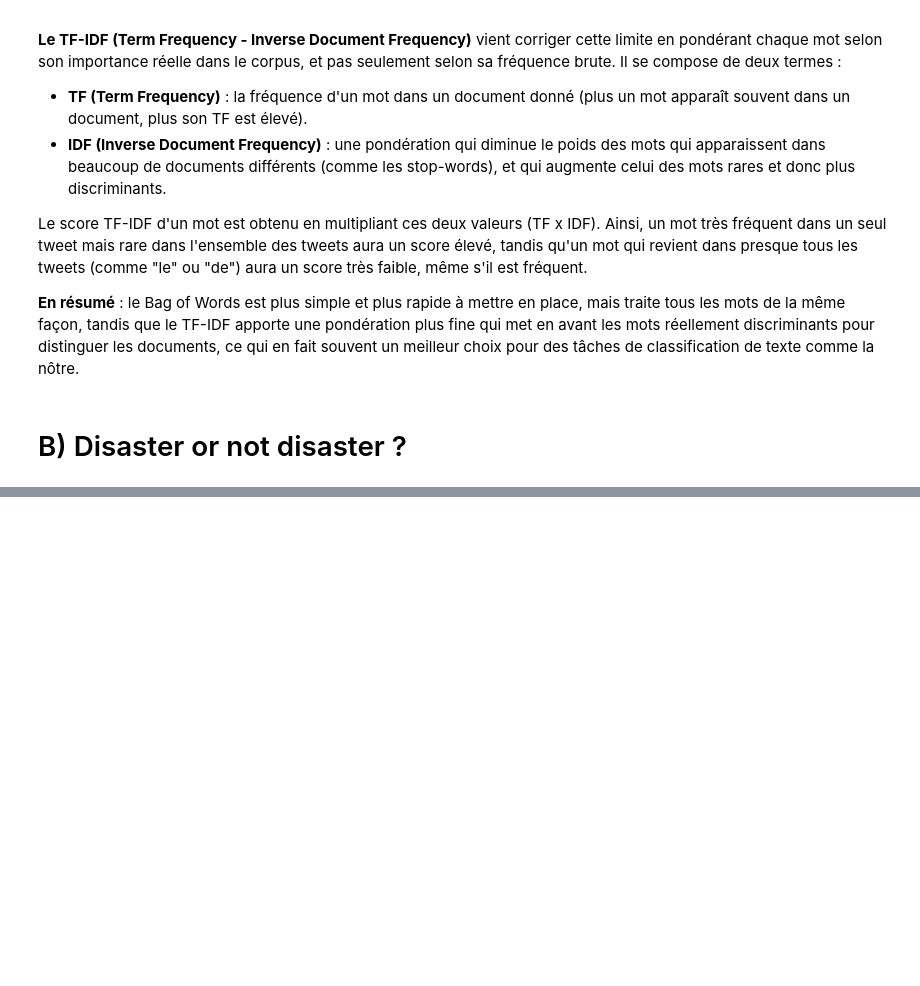
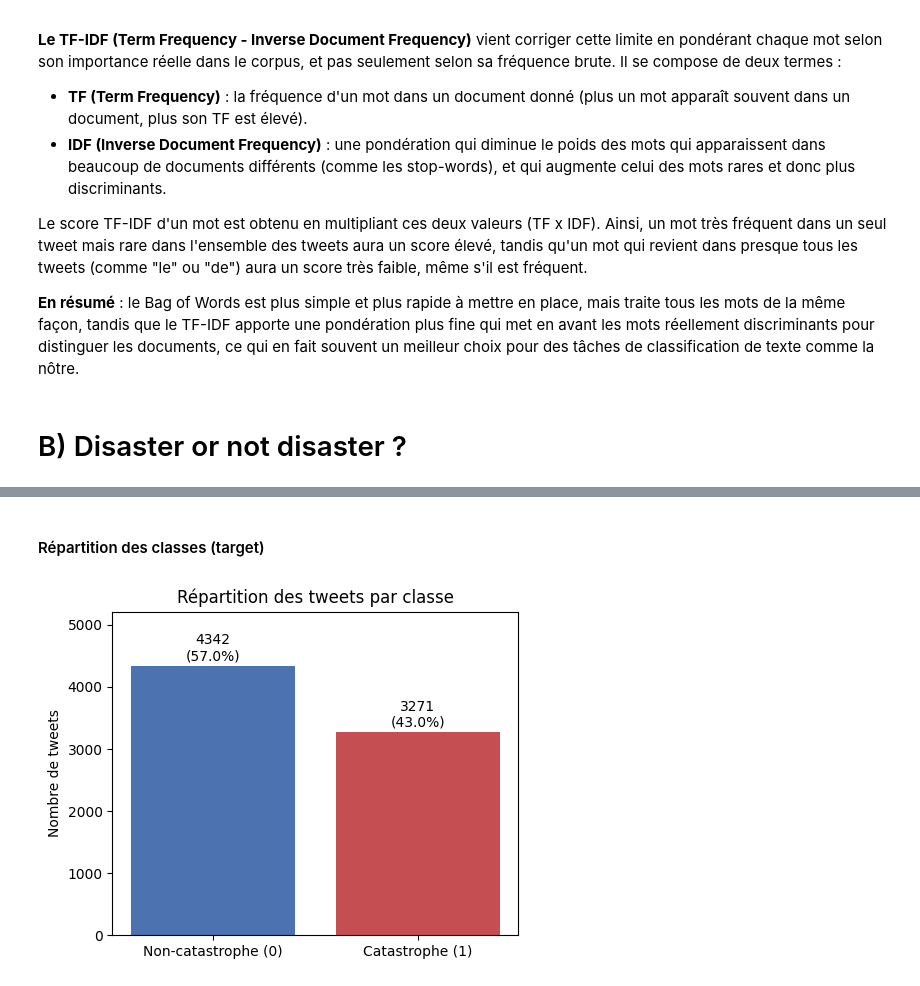
Before and after one commit to axel-achart/eye-of-emergency, a Jupyter notebook: notebook.ipynb, the cells around one changed output, grey strips where cells are left out. Cells and saved outputs as stored; diff of their text form; code cells hidden in the pictures; blank space fills up the shorter version.

```diff
--- a/notebook.ipynb
+++ b/notebook.ipynb
@@ -120,0 +182,19 @@ Le score TF-IDF d'un mot est obtenu en multipliant ces deux valeurs (TF x IDF).
+# %%
+import re
+from nltk.corpus import stopwords
+
+stop_words_en = set(stopwords.words("english"))
+
+def count_stopwords(text):
+    tokens = re.findall(r"\b\w+\b", text.lower())
+    return sum(1 for tok in tokens if tok in stop_words_en)
+
+# Variables dérivées du texte brut
+db_train["char_count"] = db_train["text"].str.len()
+db_train["word_count"] = db_train["text"].str.split().str.len()
+db_train["avg_word_length"] = (db_train["char_count"] / db_train["word_count"]).round(2)
+db_train["stopword_count"] = db_train["text"].apply(count_stopwords)
+
+print("Statistiques moyennes par classe (target) :")
+print ("0 : Non Catastrophe, 1 : Catastrophe")
+db_train.groupby("target")[["char_count", "word_count", "avg_word_length", "stopword_count"]].mean().round(2)
@@ -120,0 +208,18 @@ Le score TF-IDF d'un mot est obtenu en multipliant ces deux valeurs (TF x IDF).
+# %% [markdown]
+#### Répartition des classes (target)
+# %%
+target_counts = db_train["target"].value_counts().sort_index()
+labels = ["Non-catastrophe (0)", "Catastrophe (1)"]
+
+plt.figure(figsize=(5, 4))
+bars = plt.bar(labels, target_counts.values, color=["#4C72B0", "#C44E52"])
+for bar, count in zip(bars, target_counts.values):
+    plt.text(bar.get_x() + bar.get_width() / 2, count + 40, f"{count}\n({count / len(db_train) * 100:.1f}%)",
+              ha="center", va="bottom")
+plt.title("Répartition des tweets par classe")
+plt.ylabel("Nombre de tweets")
+plt.ylim(0, target_counts.max() * 1.2)
+plt.tight_layout()
+plt.show()
+# %% [output]
+[figure, added]
```
Also changed, not shown: parts of 34 cells of this notebook.
